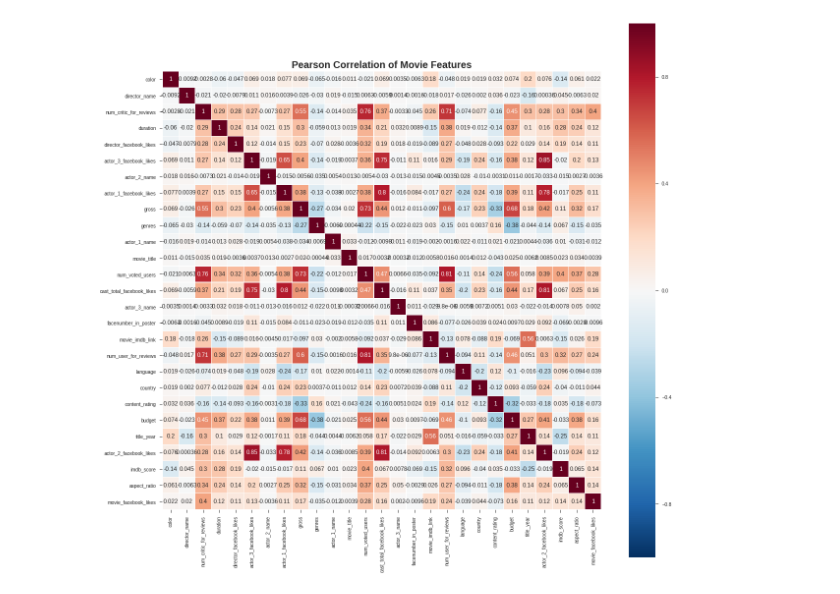
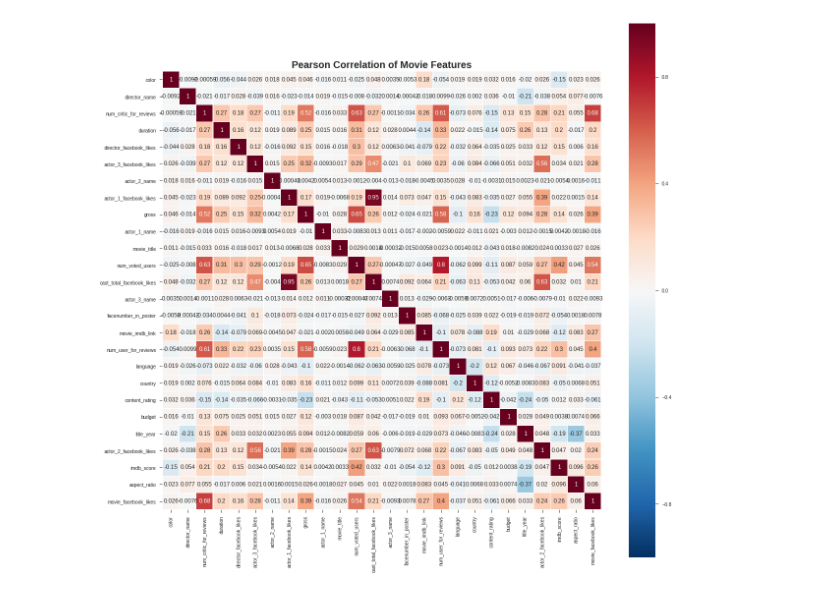
Before and after one commit to kerata/IMDBMachineLearning, a Jupyter notebook: Random_forest_Notebook.ipynb, the cells around one changed output. Drawn from its saved outputs; the diff is of its cells as text; code cells hidden in the pictures.

```diff
--- a/Random_forest_Notebook.ipynb
+++ b/Random_forest_Notebook.ipynb
@@ -10,6 +12,6 @@ from sklearn.model_selection import train_test_split
 sns.set(color_codes=True)
 sns.set(style="ticks")
 
-data_frame = pd.read_csv("movie_metadata.csv")
-data_frame.head()
+data_frame_original = pd.read_csv("movie_metadata.csv")
+#data_frame.loc[data_frame['imdb_score'] >= 7.5, 'imdb_score'].size / data_frame['imdb_score'].count()
 # %% [output]
@@ -22,0 +35,9 @@ data_frame.head()
+# %%
+data_frame = data_frame_original.copy()
+data_frame = data_frame.drop('genres',axis=1);
+data_frame = data_frame.drop('plot_keywords',axis=1);
+data_frame = data_frame.drop('movie_imdb_link', axis=1)
+data_frame = data_frame.drop('movie_title',axis=1)
+data_frame.loc[data_frame['imdb_score'] < 7.5, 'imdb_score'] = 0
+data_frame.loc[data_frame['imdb_score'] >= 7.5, 'imdb_score'] = 1
+data_frame
@@ -23,11 +63,12 @@ data_frame.head()
 # %%
+
 from sklearn.preprocessing import MultiLabelBinarizer
 from sklearn.preprocessing import LabelEncoder
 
 for column_name in data_frame.columns:
     le = LabelEncoder()
     column = data_frame[column_name]
-    if column.dtype == 'object':
+    try:
         if column_name == 'plot_keywords' or column_name == 'genres':
             mlb = MultiLabelBinarizer()
             keywords = list()
@@ -37,12 +78,14 @@ for column_name in data_frame.columns:
             plt.imshow(binarized)
             class_values = pd.Series(list(binarized))
             data_frame[column_name].update(class_values)
-    else:
-        normalized_column = column.fillna(0) if column.dtype.kind in 'biufc' else column.fillna('UNKNOWN')
 
-        class_values = pd.Series(list(le.fit_transform(normalized_column)))
-        data_frame[column_name].update(class_values)
+        else:
+            normalized_column = column.fillna(0) if column.dtype.kind in 'biufc' else column.fillna('UNKNOWN')
+            class_values = normalized_column if column.dtype.kind in 'biufc' else pd.Series(list(le.fit_transform(normalized_column)))
+            data_frame[column_name].update(class_values)
+    except:
+        pass
 
-data_frame.head()
+data_frame
 # %% [output]
 |  | color | director_name | num_critic_for_reviews | duration | director_facebook_likes | actor_3_facebook_likes | ... |
@@ -64,10 +119,10 @@ sns.set(font_scale = 1)
 # %%
 # Showing the pearson correlation of features
 with sns.plotting_context(font_scale=1.25):
     f, ax = plt.subplots(figsize=(20, 20))
     plt.title('Pearson Correlation of Movie Features', {'weight': 'bold', 'size': 20})
     # plot_keywords features are encoded as array which requires more care to plot in this way
-    new_dataframe = data_frame.drop('plot_keywords', axis=1)
-    sns.heatmap(new_dataframe.astype(float).corr(), linewidths=0.25, vmax=1.0, square=True, annot=True)
+
+    sns.heatmap(data_frame.astype(float).corr(), linewidths=0.25, vmax=1.0, square=True, annot=True)
 # %% [output]
-[figure, old version]
+[figure, new version]
```
Also changed, not shown: parts of 12 cells of this notebook.
